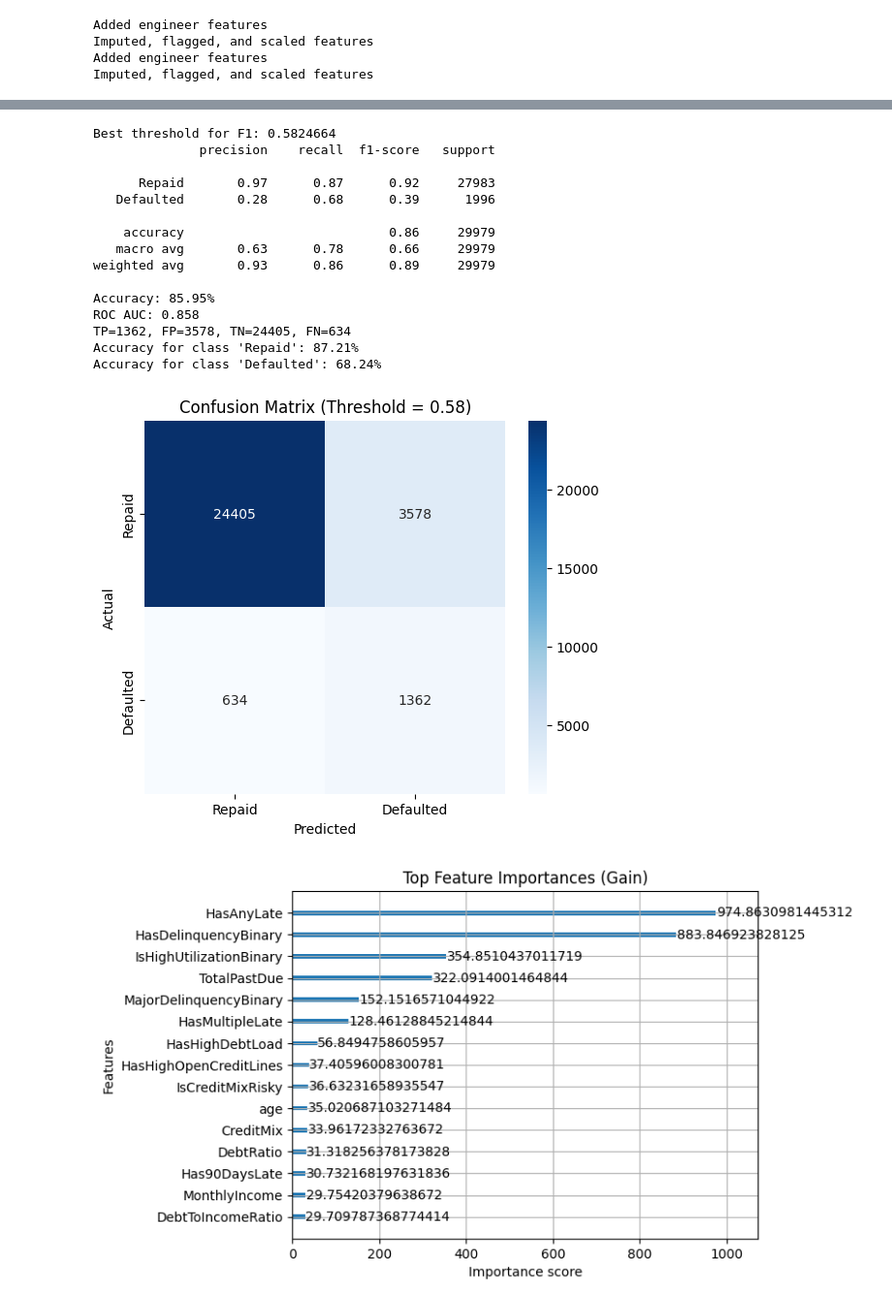
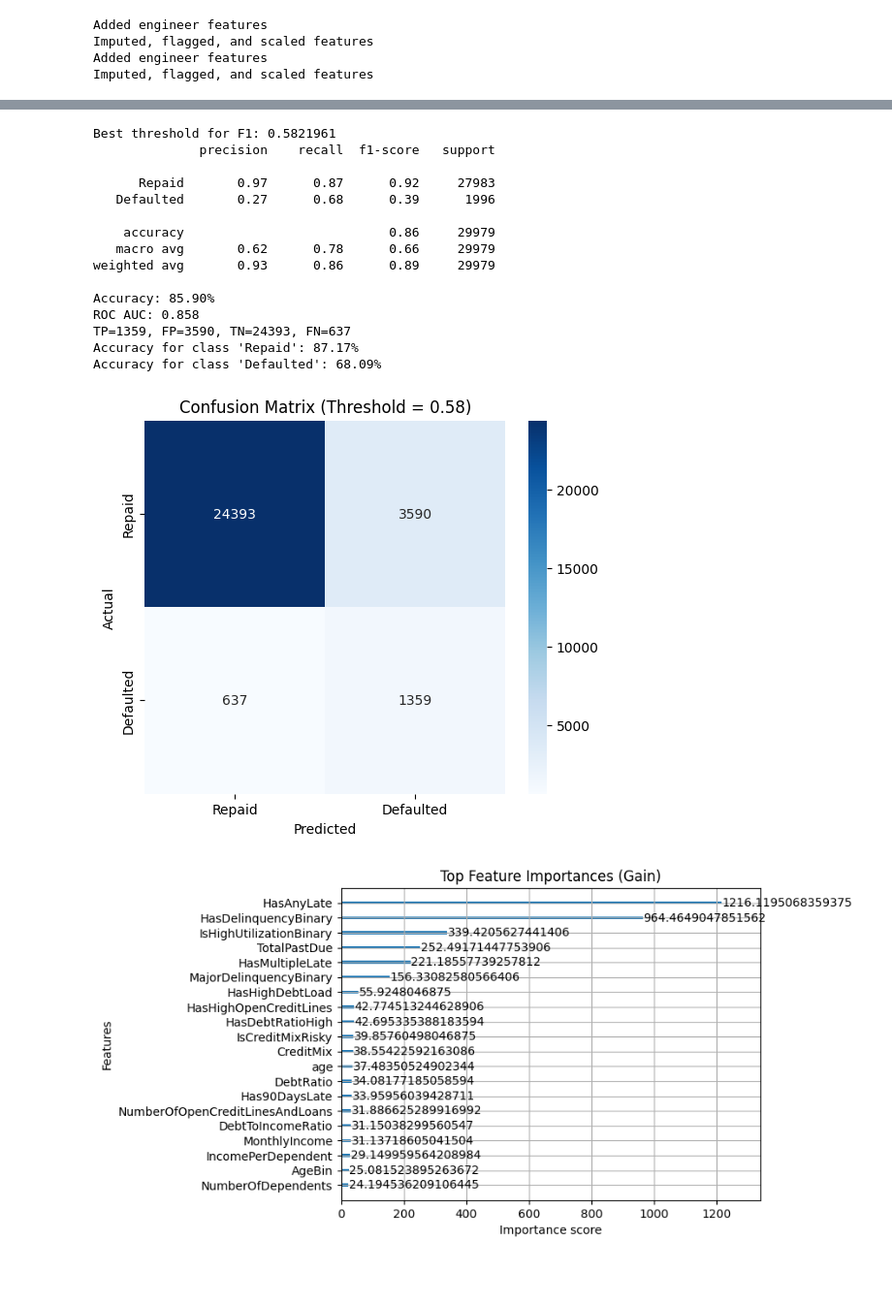
Before and after one commit to sunnysunny77/loan, a Jupyter notebook: cr.ipynb, the cells around one changed output, grey strips where cells are left out. Shown at 97% size. Saved outputs shown, nothing was run; the diff lists cells and outputs as text; code cells hidden in the pictures; blank space fills up the shorter version.

```diff
--- a/cr.ipynb
+++ b/cr.ipynb
@@ -179,6 +179,8 @@ def engineer_features(df):
     df_engi["HasHighDebtLoad"] = ((df_engi["DebtRatio"] > 0.5) & (df_engi["RevolvingUtilizationOfUnsecuredLines"] > 0.67)).astype(int)
 
     df_engi["DebtToIncomeRatio"] = df_engi["DebtRatio"] / (df_engi["MonthlyIncome"] + 1e-3)
+
+    df_engi["IncomePerDependent"] = df_engi["MonthlyIncome"] / (df_engi["NumberOfDependents"] + 1)
 
     print("Added engineer features")
 
@@ -632,17 +634,19 @@ df_train = df_train[df_train['age'] > 0].reset_index(drop=True)
 
 df_train = df_train.sort_values(by="MonthlyIncome", ascending=False).iloc[1:].reset_index(drop=True)
 
+df_train = df_train[df_train['age'] > 0].reset_index(drop=True)
+
 df_filtered = outlier_handling(
     df_train,
     target_col="SeriousDlqin2yrs",
-    threshold_high = 99.97,
-    threshold_low = 0.03
+    threshold_high=99.97,
+    threshold_low=0.03
 )
 
 numeric_df = df_filtered.select_dtypes(include=['number'])
 plt.figure(figsize=(15, 6))
 sns.boxplot(data=numeric_df)
-plt.title("Boxplot for All Numeric Features")
+plt.title("Boxplot for All Numeric Features After Outlier Filtering")
 plt.xticks(rotation=45)
 plt.show()
 
@@ -742,5 +746,5 @@ Collapsed: 1 rare categories
 Categories collapsed: ['NoCredit']
 # %%
 # Drop low correlated features to target
-df_corr, low_corr_cols_to_drop = drop_low_correlated_to_target(df_collapsed, y_train, threshold=0.0073, bias_mode=False)
+df_corr, low_corr_cols_to_drop = drop_low_correlated_to_target(df_collapsed, y_train, threshold=0.008, bias_mode=False)
 # %% [output]
@@ -785,4 +790,4 @@ plot_feature_importance(df_log, y_train, bias_mode=None)
 # %%
 # RFE numeric Feature selection
-df_selected, rfe_cols_to_drop = select_features(df_corr, y_train, n_features_to_select=16, bias_mode=False)
+df_selected, rfe_cols_to_drop = select_features(df_corr, y_train, n_features_to_select=18, bias_mode=False)
 # %% [output]
@@ -1353,29 +1358,29 @@ plt.ylabel("Actual")
 plt.title(f"Confusion Matrix (Threshold = {best_thresh_b:.2f})")
 plt.show()
 # %% [output]
-Best threshold for F1: 0.5824664
+Best threshold for F1: 0.5821961
               precision    recall  f1-score   support
 
       Repaid       0.97      0.87      0.92     27983
-   Defaulted       0.28      0.68      0.39      1996
+   Defaulted       0.27      0.68      0.39      1996
 
     accuracy                           0.86     29979
-   macro avg       0.63      0.78      0.66     29979
+   macro avg       0.62      0.78      0.66     29979
 weighted avg       0.93      0.86      0.89     29979
 
-Accuracy: 85.95%
+Accuracy: 85.90%
 ROC AUC: 0.858
-TP=1362, FP=3578, TN=24405, FN=634
-Accuracy for class 'Repaid': 87.21%
-Accuracy for class 'Defaulted': 68.24%
+TP=1359, FP=3590, TN=24393, FN=637
+Accuracy for class 'Repaid': 87.17%
+Accuracy for class 'Defaulted': 68.09%
 [figure]
 # %%
 # Importance
-xgb.plot_importance(model_b, importance_type='gain', max_num_features=15)
+xgb.plot_importance(model_b, importance_type='gain', max_num_features=20)
 plt.title("Top Feature Importances (Gain)")
 plt.show()
 # %% [output]
-[figure, old version]
+[figure, new version]
 # %%
 # Save NN model
 torch.save(model.state_dict(), "cr_weights.pth")
```
Also changed, not shown: parts of 18 cells of this notebook, 13 other files.
